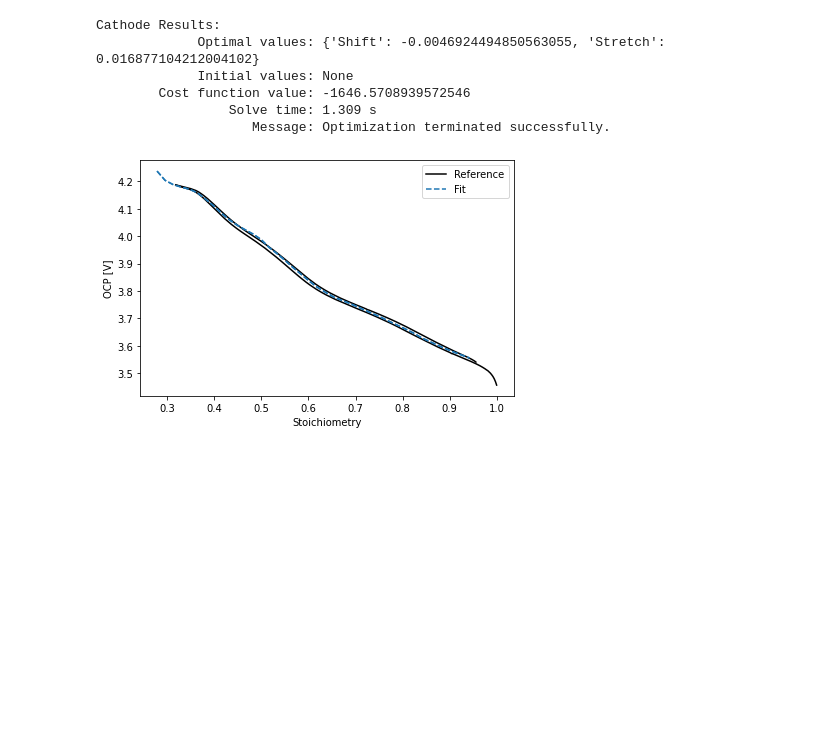
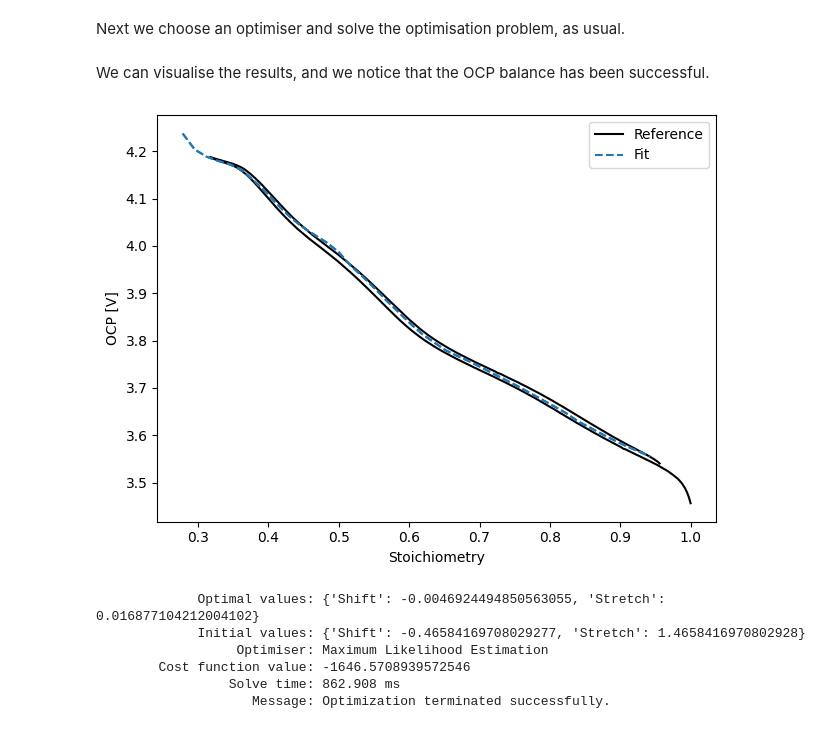
Before and after one commit to paramm-team/pybamm-param, a Jupyter notebook: examples/notebooks/GITT_loop.ipynb, the cells around one changed output. Cells and saved outputs as stored; diff of their text form; code cells hidden in the pictures; blank space fills up the shorter version.

```diff
--- a/examples/notebooks/GITT_loop.ipynb
+++ b/examples/notebooks/GITT_loop.ipynb
@@ -131,4 +142,6 @@ ocp_balance_cathode = pbparam.OCPBalance(
 
     cost_function=pbparam.MLE(),
 )
+# %% [markdown]
+Next we choose an optimiser and solve the optimisation problem, as usual.
 # %%
@@ -140,14 +150,13 @@ result_cathode = optimiser.optimise(ocp_balance_cathode)
+# %% [markdown]
+We can visualise the results, and we notice that the OCP balance has been successful.
 # %%
-# Results are printed.
-print("Cathode Results: ",result_cathode)
+result_OCP.plot()
+print(result_OCP)
 # %% [output]
+[figure, added]
-Cathode Results:
              Optimal values: {'Shift': -0.0046924494850563055, 'Stretch': 0.016877104212004102}
-             Initial values: None
+             Initial values: {'Shift': -0.46584169708029277, 'Stretch': 1.4658416970802928}
+                  Optimiser: Maximum Likelihood Estimation
         Cost function value: -1646.5708939572546
-                 Solve time: 1.309 s
+                 Solve time: 862.908 ms
                     Message: Optimization terminated successfully.
-# %%
-result_cathode.plot();
-# %% [output]
-[figure, removed]
```
Also changed, not shown: parts of 39 cells of this notebook.
